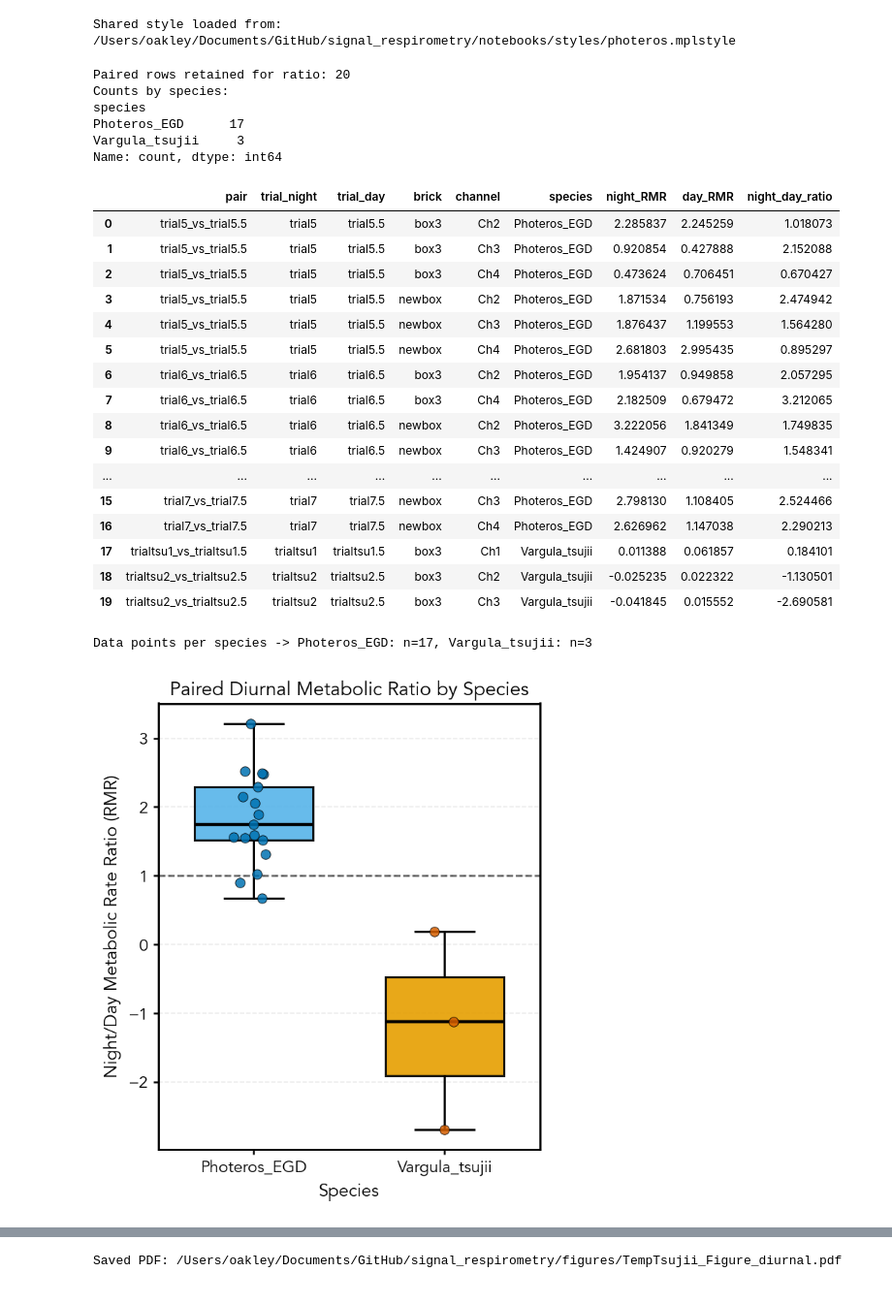
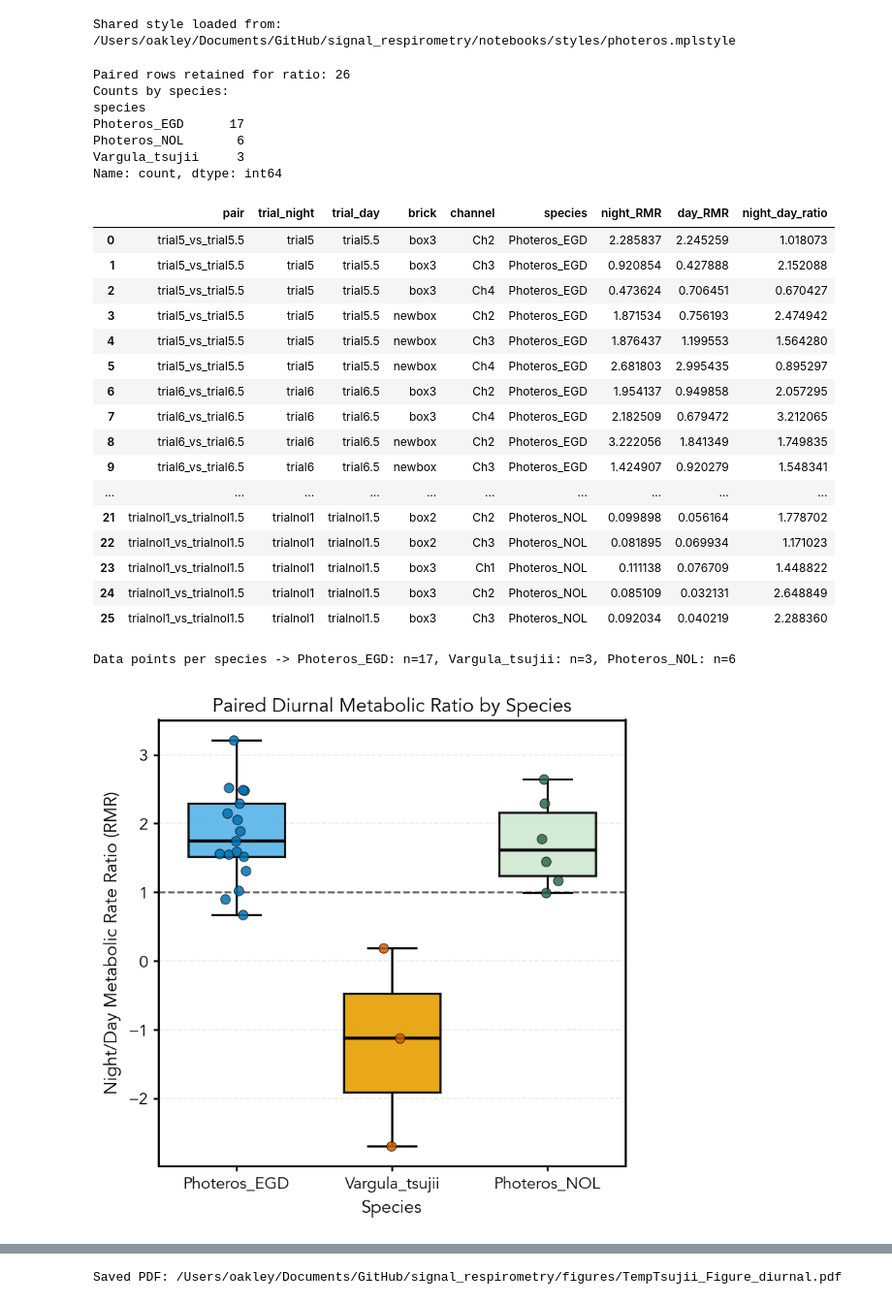
Before and after one commit to ucsb-oakley-lab/signal_respirometry, a Jupyter notebook: notebooks/TempTsujii_Figure_diurnal.ipynb, the cells around one changed output, grey strips where cells are left out. Shown at 97% size. Saved outputs shown, nothing was run; the diff lists cells and outputs as text; code cells hidden in the pictures.

Commit message:
Night data Aug22-3 with new graphs

```diff
--- a/notebooks/TempTsujii_Figure_diurnal.ipynb
+++ b/notebooks/TempTsujii_Figure_diurnal.ipynb
@@ -70,11 +70,15 @@ DARK_BLUE = palette['dark_blue']
 LIGHT_ORANGE = palette['light_orange']
 DARK_ORANGE = palette['dark_orange']
 
+# Fallbacks keep this notebook robust if green tones are not defined in a style version.
+LIGHT_GREEN = palette.get('light_green', '#cfe8d1')
+DARK_GREEN = palette.get('dark_green', '#2d6a4f')
+
 print(f'Shared style loaded from: {style_path}')
 # %% [output]
 Shared style loaded from: /Users/oakley/Documents/GitHub/signal_respirometry/notebooks/styles/photeros.mplstyle
 # %%
-# Build paired-trial table (Figure 1 pairs + tsujii pair), then compute ratio = night/day.
+# Build paired-trial table (Figure 1 pairs + tsujii + NOL), then compute ratio = night/day.
 pair_trials = [
     ('trial4', 'trial4.5'),
     ('trial5', 'trial5.5'),
@@ -82,6 +86,7 @@ pair_trials = [
     ('trial7', 'trial7.5'),
     ('trialtsu1', 'trialtsu1.5'),
     ('trialtsu2', 'trialtsu2.5'),
+    ('trialnol1', 'trialnol1.5'),
 ]
 
 paired_rows = []
@@ -129,10 +134,11 @@ if not ratio_df.empty:
     print(ratio_df['species'].value_counts())
 display(ratio_df)
 # %% [output]
-Paired rows retained for ratio: 20
+Paired rows retained for ratio: 26
 Counts by species:
 species
 Photeros_EGD      17
+Photeros_NOL       6
 Vargula_tsujii     3
 Name: count, dtype: int64
 |  | pair | trial_night | trial_day | brick | channel | species | night_RMR | day_RMR | night_day_ratio |
@@ -147,17 +153,17 @@ Name: count, dtype: int64
 | 8 | trial6_vs_trial6.5 | trial6 | trial6.5 | newbox | Ch2 | Photeros_EGD | 3.222056 | 1.841349 | 1.749835 |
 | 9 | trial6_vs_trial6.5 | trial6 | trial6.5 | newbox | Ch3 | Photeros_EGD | 1.424907 | 0.920279 | 1.548341 |
 | ... | ... | ... | ... | ... | ... | ... | ... | ... | ... |
-| 15 | trial7_vs_trial7.5 | trial7 | trial7.5 | newbox | Ch3 | Photeros_EGD | 2.798130 | 1.108405 | 2.524466 |
-| 16 | trial7_vs_trial7.5 | trial7 | trial7.5 | newbox | Ch4 | Photeros_EGD | 2.626962 | 1.147038 | 2.290213 |
-| 17 | trialtsu1_vs_trialtsu1.5 | trialtsu1 | trialtsu1.5 | box3 | Ch1 | Vargula_tsujii | 0.011388 | 0.061857 | 0.184101 |
-| 18 | trialtsu2_vs_trialtsu2.5 | trialtsu2 | trialtsu2.5 | box3 | Ch2 | Vargula_tsujii | -0.025235 | 0.022322 | -1.130501 |
-| 19 | trialtsu2_vs_trialtsu2.5 | trialtsu2 | trialtsu2.5 | box3 | Ch3 | Vargula_tsujii | -0.041845 | 0.015552 | -2.690581 |
+| 21 | trialnol1_vs_trialnol1.5 | trialnol1 | trialnol1.5 | box2 | Ch2 | Photeros_NOL | 0.099898 | 0.056164 | 1.778702 |
+| 22 | trialnol1_vs_trialnol1.5 | trialnol1 | trialnol1.5 | box2 | Ch3 | Photeros_NOL | 0.081895 | 0.069934 | 1.171023 |
+| 23 | trialnol1_vs_trialnol1.5 | trialnol1 | trialnol1.5 | box3 | Ch1 | Photeros_NOL | 0.111138 | 0.076709 | 1.448822 |
+| 24 | trialnol1_vs_trialnol1.5 | trialnol1 | trialnol1.5 | box3 | Ch2 | Photeros_NOL | 0.085109 | 0.032131 | 2.648849 |
+| 25 | trialnol1_vs_trialnol1.5 | trialnol1 | trialnol1.5 | box3 | Ch3 | Photeros_NOL | 0.092034 | 0.040219 | 2.288360 |
 # %%
 # Box-and-whisker + points: y-axis is night/day metabolic-rate ratio, grouped by species.
 if ratio_df.empty:
     print('No paired ratio data available to plot.')
 else:
-    species_order = ['Photeros_EGD', 'Vargula_tsujii']
+    species_order = ['Photeros_EGD', 'Vargula_tsujii', 'Photeros_NOL']
     available_species = [s for s in species_order if s in set(ratio_df['species'])]
     if not available_species:
         available_species = sorted(ratio_df['species'].dropna().unique())
@@ -168,7 +174,7 @@ else:
     ]
 
     x = np.arange(1, len(available_species) + 1)
-    fig, ax = plt.subplots(figsize=(4.4, 5.2))
+    fig, ax = plt.subplots(figsize=(5.2, 5.2))
 
     box_fill_colors = []
     point_colors = []
@@ -179,6 +185,9 @@ else:
         elif sp == 'Vargula_tsujii':
             box_fill_colors.append(LIGHT_ORANGE)
             point_colors.append(DARK_ORANGE)
+        elif sp == 'Photeros_NOL':
+            box_fill_colors.append(LIGHT_GREEN)
+            point_colors.append(DARK_GREEN)
         else:
             box_fill_colors.append('#b0b0b0')
             point_colors.append('#5a5a5a')
@@ -201,36 +210,42 @@ else:
 
     rng = np.random.default_rng(42)
     for i, (sp, vals) in enumerate(zip(available_species, data_by_species)):
         if len(vals) == 0:
             continue
         jitter = rng.normal(0, 0.055, size=len(vals))
         ax.scatter(
             np.full(len(vals), x[i]) + jitter,
             vals,
             s=42,
             alpha=0.85,
             color=point_colors[i],
             edgecolors='black',
             linewidths=0.45,
             zorder=3,
         )
 
+    label_map = {
+        'Photeros_EGD': 'Photeros_EGD',
+        'Vargula_tsujii': 'Vargula_tsujii',
+        'Photeros_NOL': 'Photeros_NOL',
+    }
+
     ax.axhline(1.0, color='black', linewidth=1.2, linestyle='--', alpha=0.7, zorder=1)
     ax.set_xticks(x)
-    ax.set_xticklabels(['Photeros_EGD' if s == 'Photeros_EGD' else 'Vargula_tsujii' for s in available_species], rotation=0)
+    ax.set_xticklabels([label_map.get(s, s) for s in available_species], rotation=0)
     ax.set_ylabel('Night/Day Metabolic Rate Ratio (RMR)')
     ax.set_xlabel('Species')
     ax.set_title('Paired Diurnal Metabolic Ratio by Species')
     ax.grid(axis='y', linestyle='--', alpha=0.25, zorder=0)
 
     counts_txt = ', '.join([f"{sp}: n={int((ratio_df['species'] == sp).sum())}" for sp in available_species])
     print('Data points per species -> ' + counts_txt)
 
     plt.tight_layout()
     plt.show()
 # %% [output]
-Data points per species -> Photeros_EGD: n=17, Vargula_tsujii: n=3
+Data points per species -> Photeros_EGD: n=17, Vargula_tsujii: n=3, Photeros_NOL: n=6
-[figure, old version]
+[figure, new version]
 # %%
 # Slopegraph: absolute day vs night RMR for all paired rows, colored by species.
 from matplotlib.lines import Line2D
```
Also changed, not shown: parts of 2 cells of this notebook, 8 other files.
